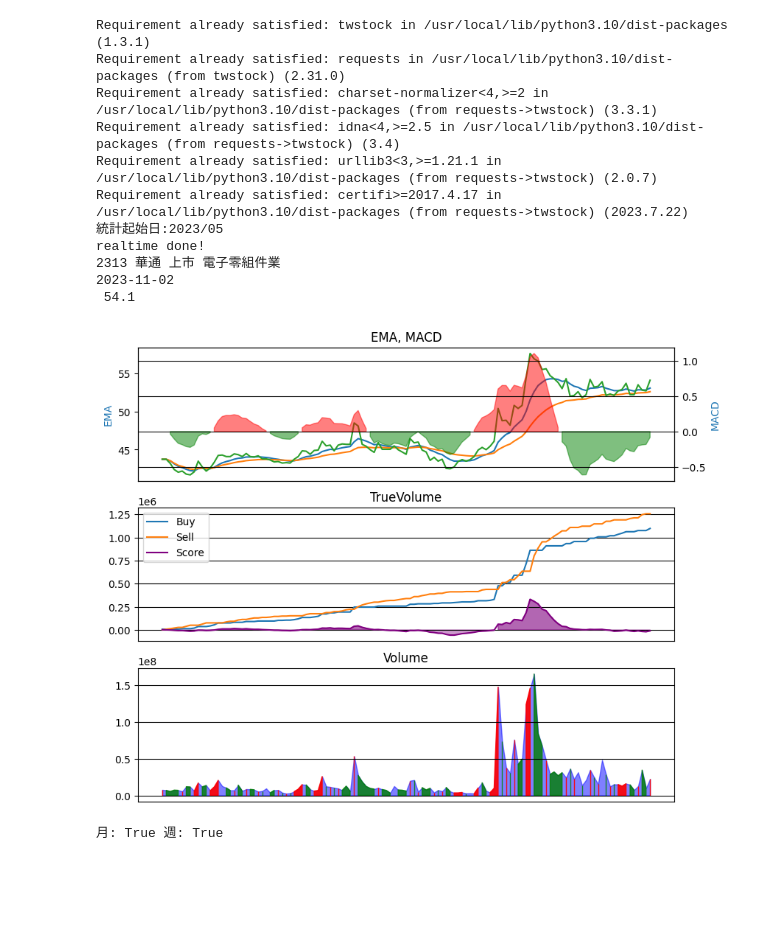
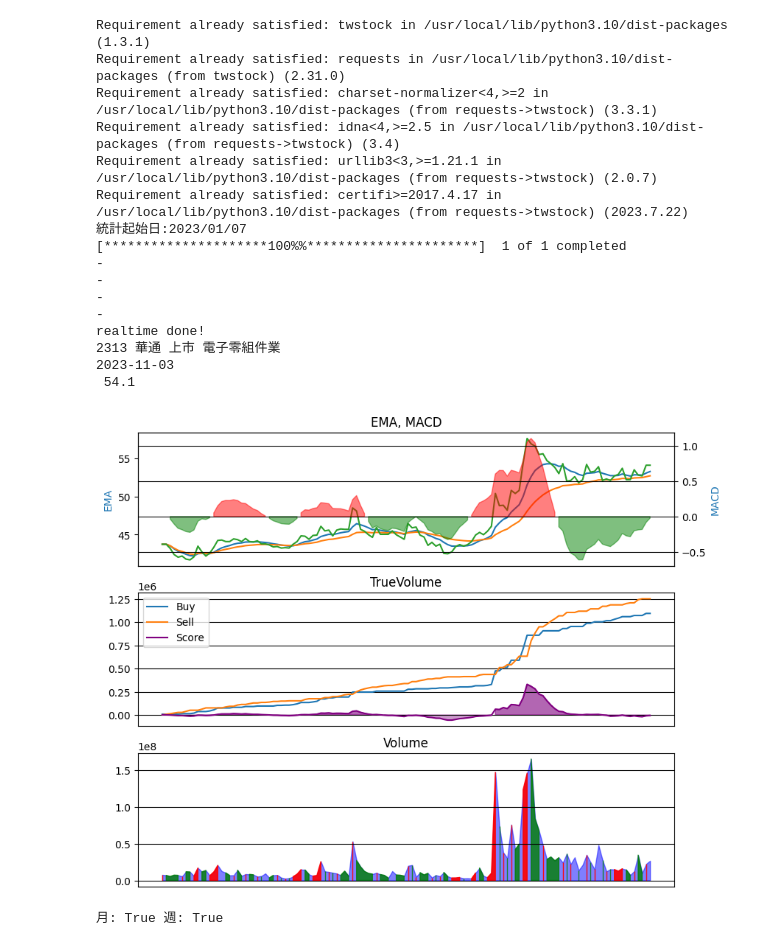
Before and after one commit to tzoung-yu/TrueVolume, a Jupyter notebook: TrueVolume_RT_1上市上櫃.ipynb, the cells around one changed output. Cells and saved outputs as stored; diff of their text form; code cells hidden in the pictures; blank space fills up the shorter version.

```diff
--- a/TrueVolume_RT_1上市上櫃.ipynb
+++ b/TrueVolume_RT_1上市上櫃.ipynb
@@ -191,19 +191,19 @@ if not stoname.isdigit():
 nn=df[df["code"]==stoid]
 
 # 讀取股價資料
-#if(nn.market[0]=='上櫃'):
-print("統計起始日:"+draw_start.strftime("%Y/%m"))
-stock = Stock(stoid)
-sto_price = stock.fetch_from(day_start.year, day_start.month)
-sto_attr = ['Date', 'Volume', 'Turnover', 'Open', 'High', 'Low', 'Close', 'Change', 'Transaction']
-data1 = pd.DataFrame(columns = sto_attr, data = sto_price)
-data1 = data1.drop(['Turnover', 'Change', 'Transaction'], axis=1)
+if(nn.market[0]=='上櫃'):
+  print("統計起始日:"+draw_start.strftime("%Y/%m"))
+  stock = Stock(stoid)
+  sto_price = stock.fetch_from(day_start.year, day_start.month)
+  sto_attr = ['Date', 'Volume', 'Turnover', 'Open', 'High', 'Low', 'Close', 'Change', 'Transaction']
+  data1 = pd.DataFrame(columns = sto_attr, data = sto_price)
+  data1 = data1.drop(['Turnover', 'Change', 'Transaction'], axis=1)
 
-'''if(nn.market[0]=='上市'):
+if(nn.market[0]=='上市'):
   print("統計起始日:"+day_start.strftime("%Y/%m/%d"))
   data1 = yf.download(stoid+'.TW',start=day_start, end=thisday)
   data1 = data1.drop(['Adj Close'], axis=1)
-  data1 = data1.reset_index(drop=False)'''
+  data1 = data1.reset_index(drop=False)
 
 is_working_hour = True
 # 判斷現在是否為工作日
@@ -235,38 +235,43 @@ while(is_working_hour and realdone == False):
     if rlp != '-':
       if (tt2 != tt1):
         if(nn.market[0]=='上櫃'):
-          data1.loc[len(data1)] = [tt2, int(rtv)*1000, float(ropen),float(rhigh),float(rlow),float(rlp)]
+          data1.loc[len(data1)] = [datetime.strptime(tt2,"%Y-%m-%d"), int(rtv)*1000, float(ropen),float(rhigh),float(rlow),float(rlp)]
         if(nn.market[0]=='上市'):
-          data1.loc[len(data1)] = [tt2, float(ropen),float(rhigh),float(rlow),float(rlp), int(rtv)*1000]
+          data1.loc[len(data1)] = [datetime.strptime(tt2,"%Y-%m-%d"), float(ropen),float(rhigh),float(rlow),float(rlp), int(rtv)*1000]
       print("realtime done!")
       realdone = True
     else:
       print(rlp)
   if realdone==False:
     time.sleep(5)
 
 print(stoid, nn.name[0], nn.market[0],nn.group[0])
 
 df=data1.tail(1)
 tt1=str(df["Date"])
 tt1= keep_first_line(tt1)
 print(tt1[-10:])
 tt1=str(round(df["Close"],2))
 tt1= keep_first_line(tt1)
 print(tt1[6:])
 
 TrueVol(data1)
 # %% [output]
 Requirement already satisfied: twstock in /usr/local/lib/python3.10/dist-packages (1.3.1)
 Requirement already satisfied: requests in /usr/local/lib/python3.10/dist-packages (from twstock) (2.31.0)
 Requirement already satisfied: charset-normalizer<4,>=2 in /usr/local/lib/python3.10/dist-packages (from requests->twstock) (3.3.1)
 Requirement already satisfied: idna<4,>=2.5 in /usr/local/lib/python3.10/dist-packages (from requests->twstock) (3.4)
 Requirement already satisfied: urllib3<3,>=1.21.1 in /usr/local/lib/python3.10/dist-packages (from requests->twstock) (2.0.7)
 Requirement already satisfied: certifi>=2017.4.17 in /usr/local/lib/python3.10/dist-packages (from requests->twstock) (2023.7.22)
-統計起始日:2023/05
+統計起始日:2023/01/07
+[*********************100%%**********************]  1 of 1 completed
+-
+-
+-
+-
 realtime done!
 2313 華通 上市 電子零組件業
-2023-11-02
+2023-11-03
  54.1
-[figure, old version]
+[figure, new version]
 月: True 週: True
```
